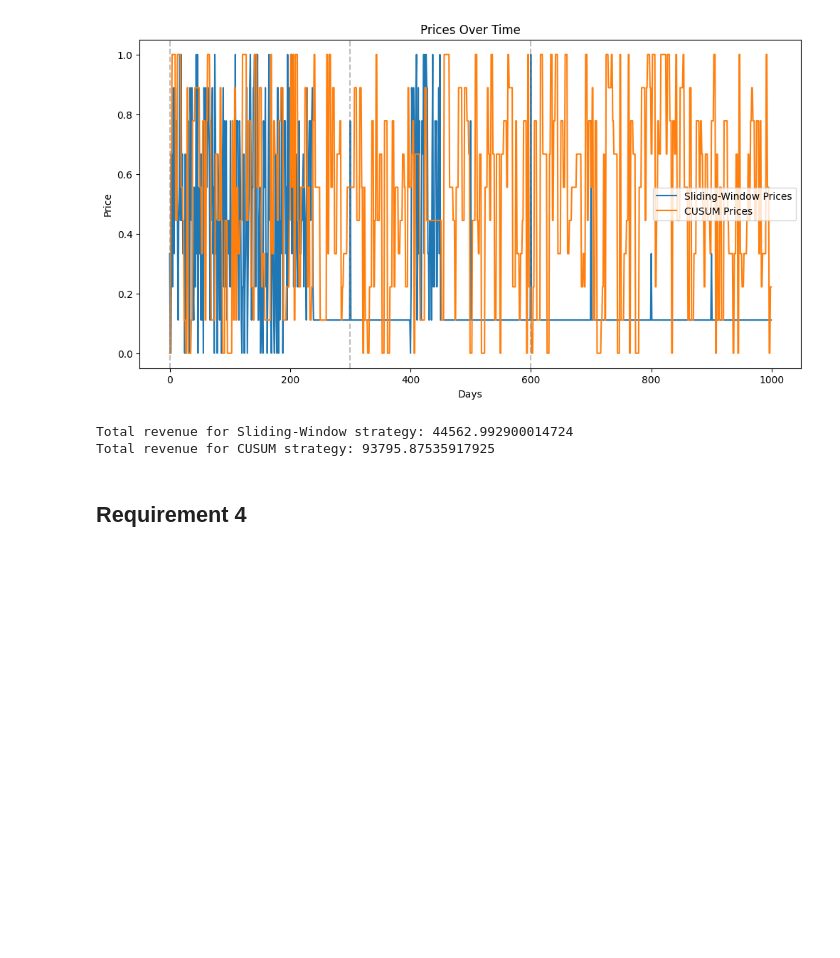
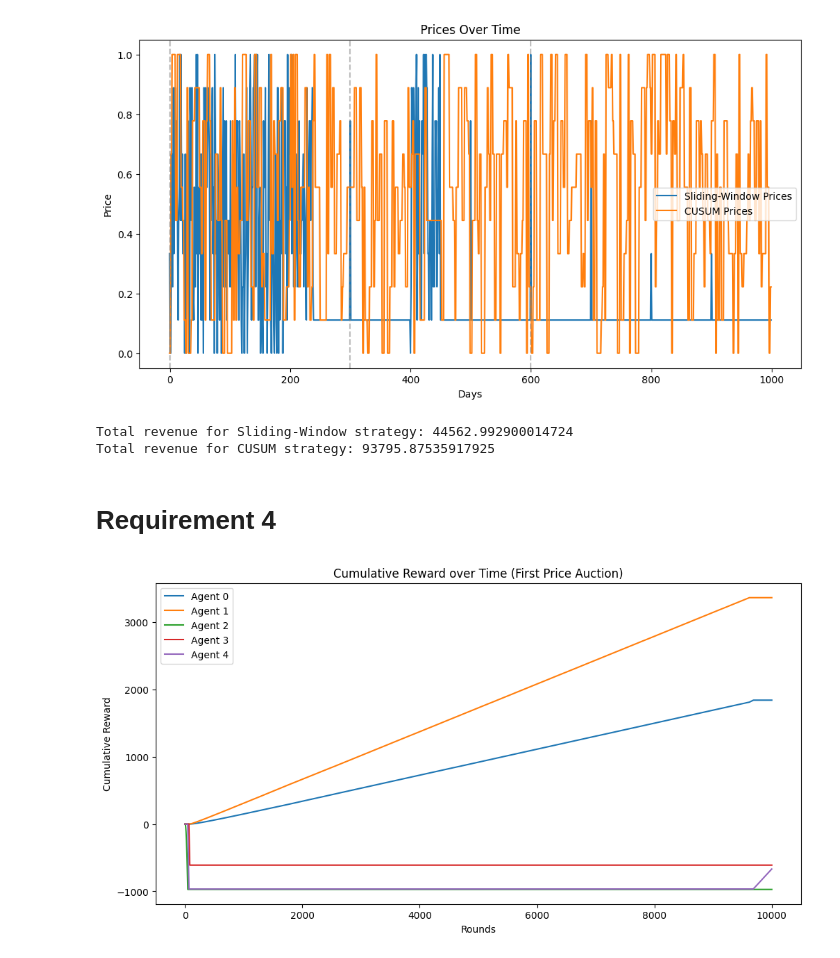
Before and after one commit to mvarenneensta/OLA24, a Jupyter notebook: project.ipynb, the cells around one changed output. Saved outputs shown, nothing was run; the diff lists cells and outputs as text; code cells hidden in the pictures; blank space fills up the shorter version.

```diff
--- a/project.ipynb
+++ b/project.ipynb
@@ -736,4 +736,4 @@ print(f"Total revenue for CUSUM strategy: {cusum_revenue}")
 Total revenue for Sliding-Window strategy: 44562.992900014724
 Total revenue for CUSUM strategy: 93795.87535917925
 # %% [markdown]
-## Requirement 4
+# Requirement 4
@@ -739,0 +761,56 @@ Total revenue for CUSUM strategy: 93795.87535917925
+# %%
+def run_simulation(n_advertisers, n_rounds, budget, base_valuation):
+    ctrs = np.random.uniform(0.1, 1, n_advertisers)  # Random CTRs for each advertiser
+    auction = FirstPriceAuction(ctrs)
+    wins = [0 for i in range(n_advertisers)]
+
+    agents = []
+    for i in range(n_advertisers):
+        if i < n_advertisers // 2:
+            agents.append(MultiplicativePacingAgent(valuation=base_valuation, budget=budget, T=n_rounds, eta=0.1))
+        else:
+            agents.append(UCBLikeAgent(budget=budget, T=n_rounds, bids=np.linspace(0, base_valuation, 100)))
+
+    rewards = {i: [] for i in range(n_advertisers)}
+    cumulative_rewards = {i: [0] for i in range(n_advertisers)}
+
+    for round in range(n_rounds):
+        bids = [agent.bid() for agent in agents]
+
+        winner, values = auction.get_winners(bids)
+        payment = auction.get_payments_per_click(winner, values, bids)
+
+        for i, agent in enumerate(agents):
+            if i == winner:
+                wins[i] += 1
+                reward = ctrs[i] * (base_valuation - payment)
+                agent.update(reward, payment)
+                rewards[i].append(reward)
+                cumulative_rewards[i].append(cumulative_rewards[i][-1] + reward)
+            else:
+                agent.update(0, 0)
+                rewards[i].append(0)
+                cumulative_rewards[i].append(cumulative_rewards[i][-1])
+
+    return rewards, cumulative_rewards, wins
+
+# Run the simulation
+n_advertisers = 5
+n_rounds = 10000
+budget = 1000
+base_valuation = 1
+
+rewards, cumulative_rewards, wins = run_simulation(n_advertisers, n_rounds, budget, base_valuation)
+
+# Plot results
+plt.figure(figsize=(12, 6))
+for i in range(len(cumulative_rewards)):
+    plt.plot(cumulative_rewards[i], label=f'Agent {i}')
+
+plt.title('Cumulative Reward over Time (First Price Auction)')
+plt.xlabel('Rounds')
+plt.ylabel('Cumulative Reward')
+plt.legend()
+plt.show()
+# %% [output]
+[figure, added]
```
Also changed, not shown: parts of 12 cells of this notebook, 5 other files.
